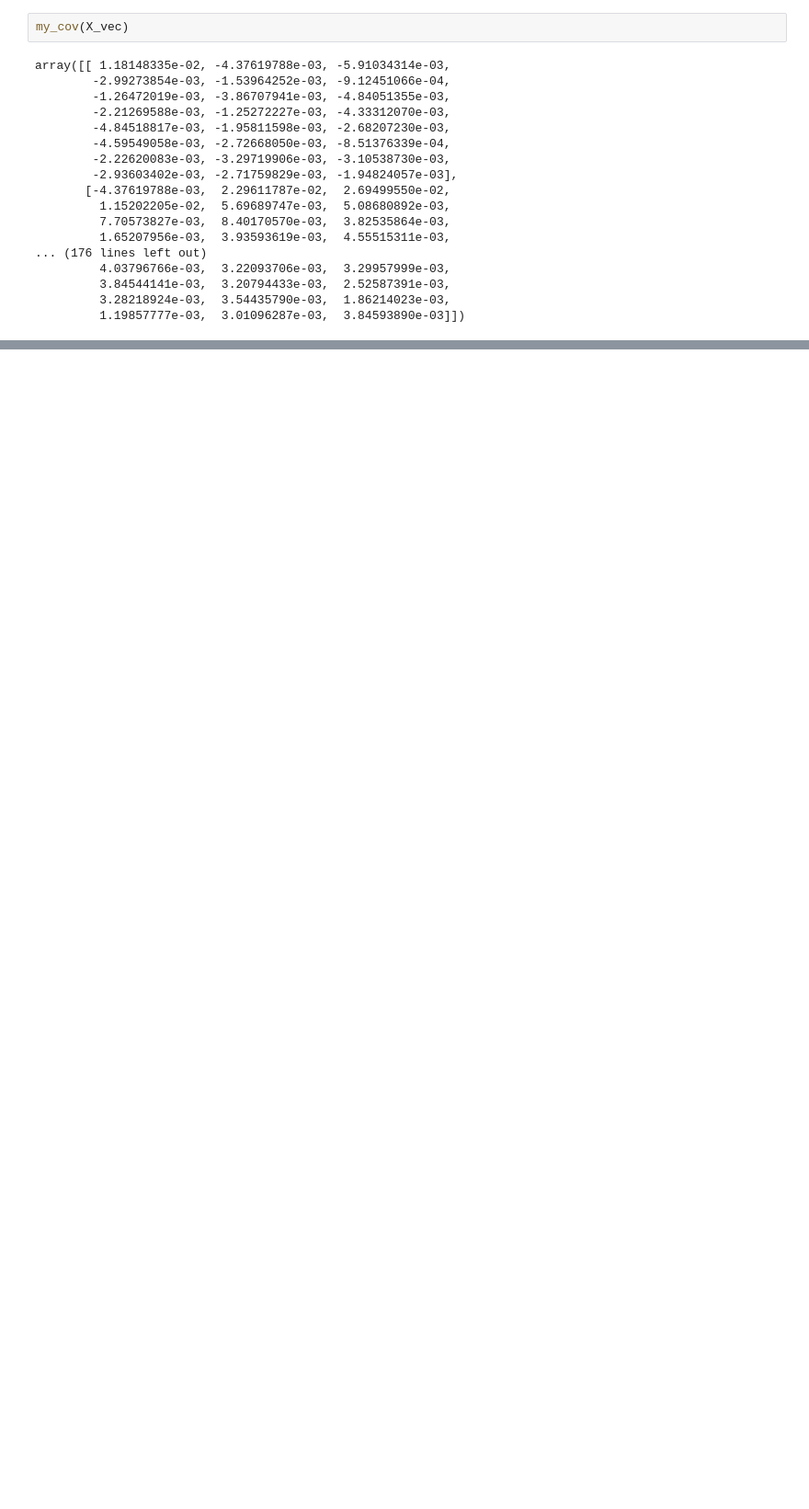
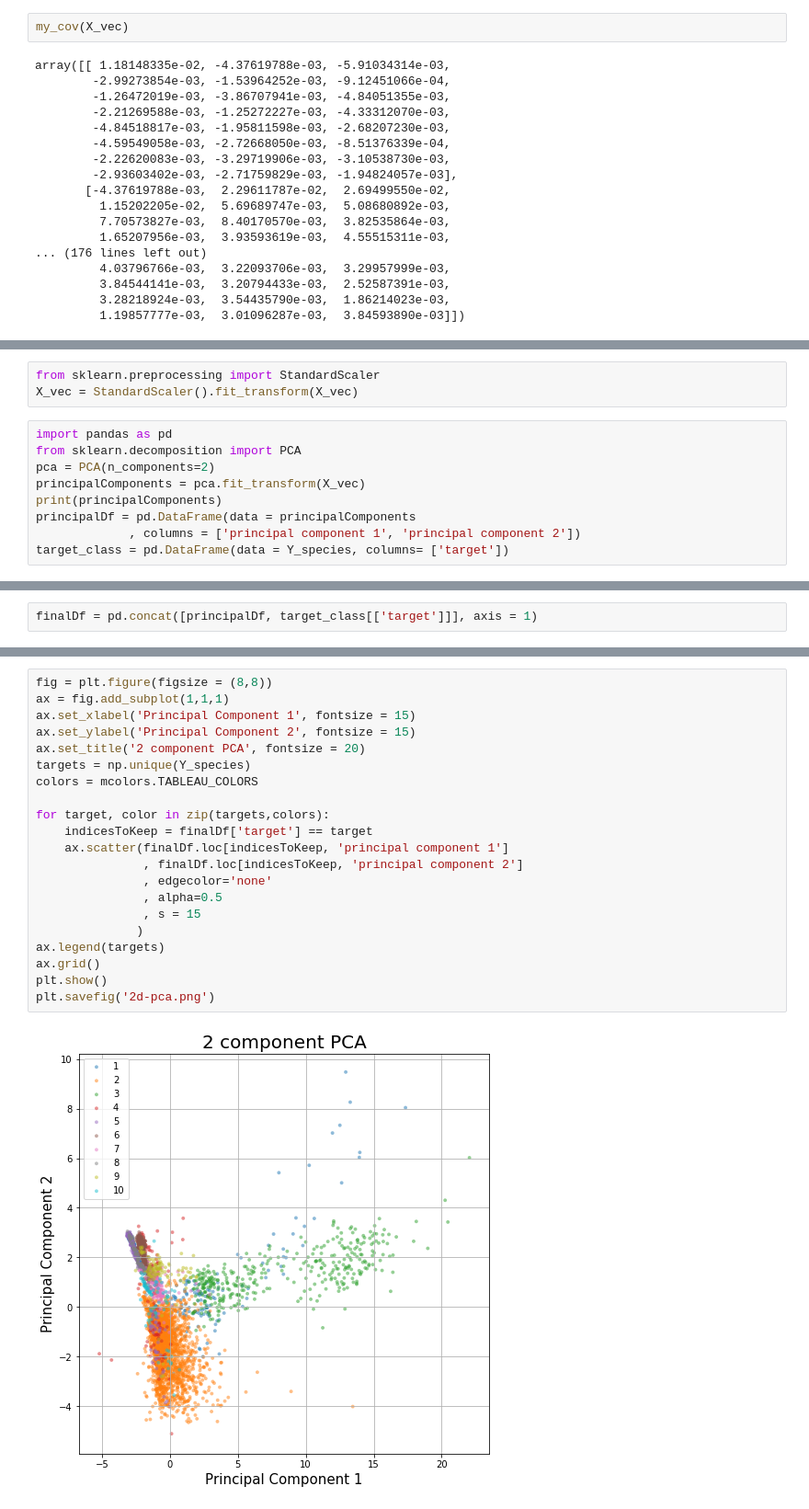
Before and after one commit to apurvmishra99/inf2b, a Jupyter notebook: task1_explore.ipynb, the cells around one changed output, grey strips where cells are left out. Shown at 92% size. Drawn from its saved outputs; the diff is of its cells as text; blank space fills up the shorter version.

```diff
--- a/task1_explore.ipynb
+++ b/task1_explore.ipynb
@@ -451,0 +440,12 @@ array([[ 9.60535819e-01,  7.97764773e-01,  4.35279913e-01,
+# %%
+from sklearn.preprocessing import StandardScaler
+X_vec = StandardScaler().fit_transform(X_vec)
+# %%
+import pandas as pd
+from sklearn.decomposition import PCA
+pca = PCA(n_components=2)
+principalComponents = pca.fit_transform(X_vec)
+print(principalComponents)
+principalDf = pd.DataFrame(data = principalComponents
+             , columns = ['principal component 1', 'principal component 2'])
+target_class = pd.DataFrame(data = Y_species, columns= ['target'])
@@ -451,0 +460,2 @@ array([[ 9.60535819e-01,  7.97764773e-01,  4.35279913e-01,
+# %%
+finalDf = pd.concat([principalDf, target_class[['target']]], axis = 1)
@@ -451,0 +489,23 @@ array([[ 9.60535819e-01,  7.97764773e-01,  4.35279913e-01,
+# %%
+fig = plt.figure(figsize = (8,8))
+ax = fig.add_subplot(1,1,1)
+ax.set_xlabel('Principal Component 1', fontsize = 15)
+ax.set_ylabel('Principal Component 2', fontsize = 15)
+ax.set_title('2 component PCA', fontsize = 20)
+targets = np.unique(Y_species)
+colors = mcolors.TABLEAU_COLORS
+
+for target, color in zip(targets,colors):
+    indicesToKeep = finalDf['target'] == target
+    ax.scatter(finalDf.loc[indicesToKeep, 'principal component 1']
+               , finalDf.loc[indicesToKeep, 'principal component 2']
+               , edgecolor='none'
+               , alpha=0.5
+               , s = 15
+              )
+ax.legend(targets)
+ax.grid()
+plt.show()
+plt.savefig('2d-pca.png')
+# %% [output]
+[figure, added]
```
Also changed, not shown: parts of 34 cells of this notebook, 3 other files.
